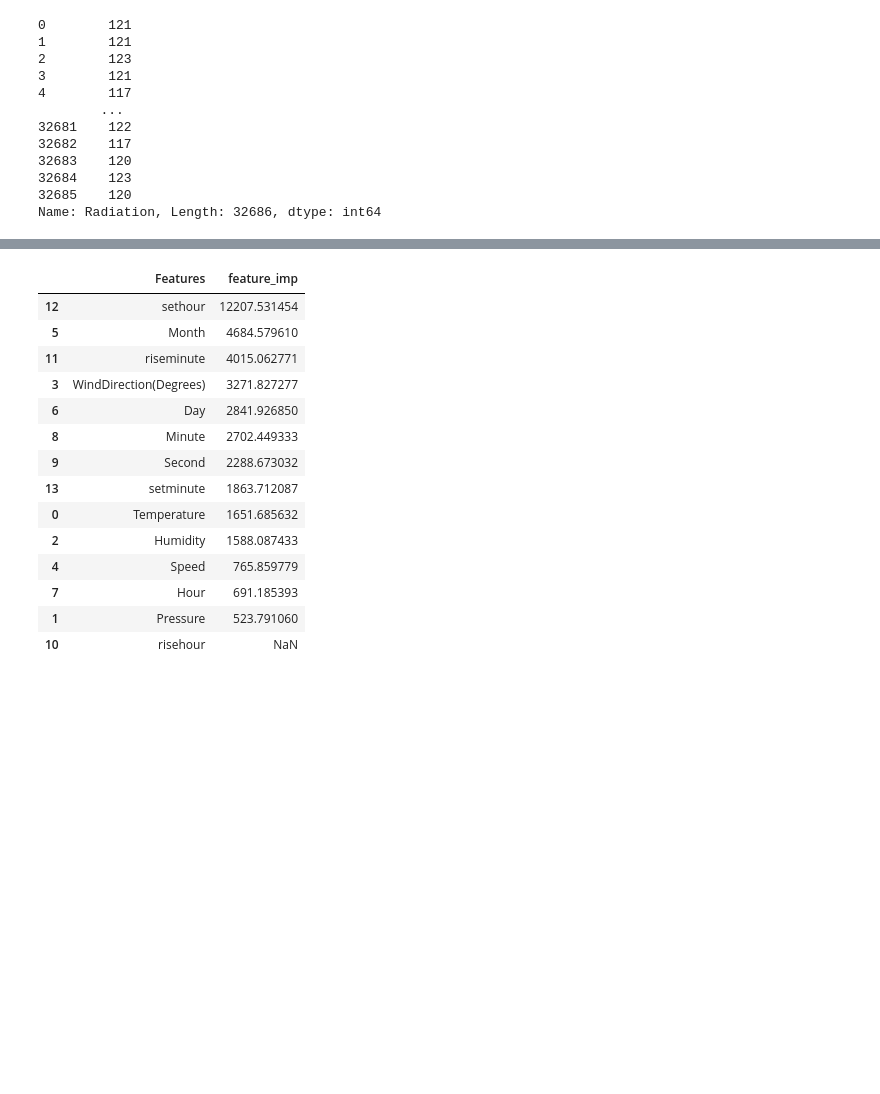
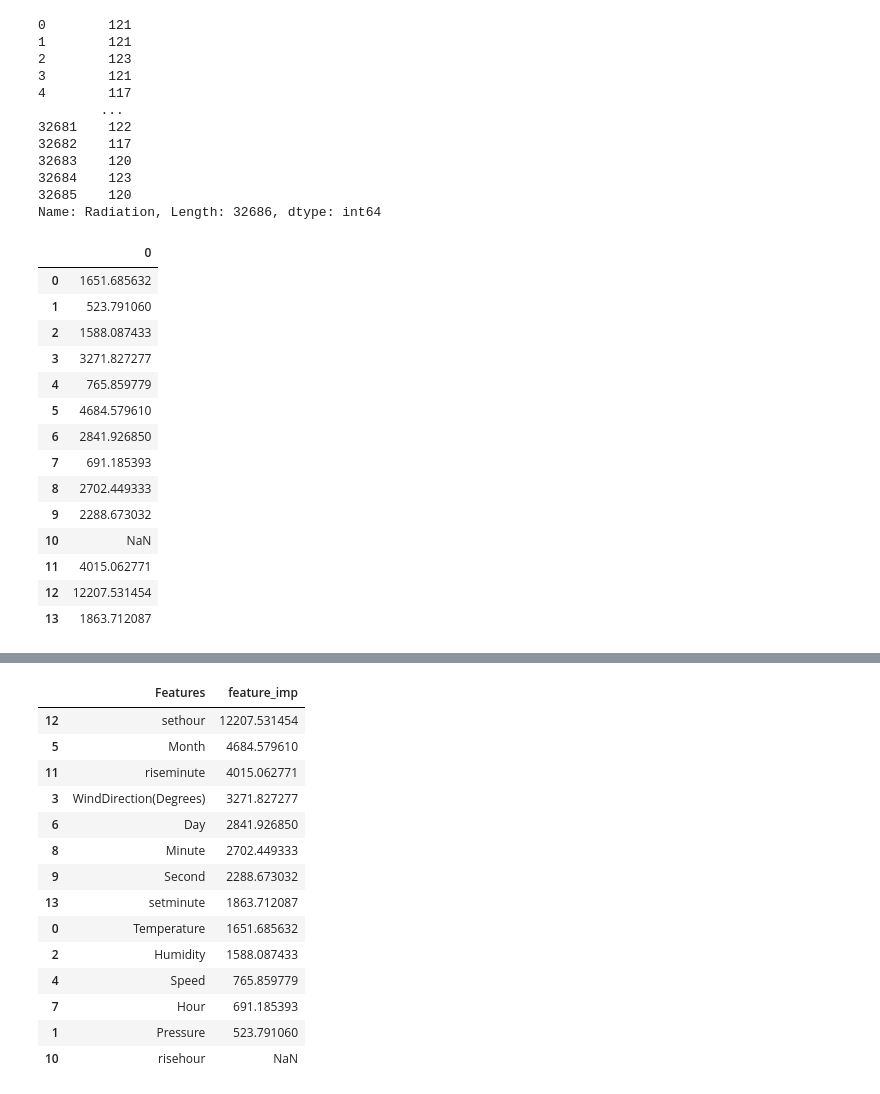
Before and after one commit to OmveerSingh98/Solar-Radiance-Prediction, a Jupyter notebook: solar-radiance-prediction.ipynb, the cells around one changed output, grey strips where cells are left out. Saved outputs shown, nothing was run; the diff lists cells and outputs as text; code cells hidden in the pictures; blank space fills up the shorter version.

```diff
--- a/solar-radiance-prediction.ipynb
+++ b/solar-radiance-prediction.ipynb
@@ -247,6 +268,24 @@ scaled_input_features = MinMaxScaler().fit_transform(input_features)
 
 bestfeatures = SelectKBest(score_func = chi2, k = 10)
 fit = bestfeatures.fit(scaled_input_features, target_cont)
+# %%
+pd.DataFrame(fit.scores_)
+# %% [output]
+|  | 0 |
+| 0 | 1651.685632 |
+| 1 | 523.791060 |
+| 2 | 1588.087433 |
+| 3 | 3271.827277 |
+| 4 | 765.859779 |
+| 5 | 4684.579610 |
+| 6 | 2841.926850 |
+| 7 | 691.185393 |
+| 8 | 2702.449333 |
+| 9 | 2288.673032 |
+| 10 | NaN |
+| 11 | 4015.062771 |
+| 12 | 12207.531454 |
+| 13 | 1863.712087 |
 # %%
 scores = pd.DataFrame(fit.scores_)
 column = pd.DataFrame(input_features.columns)
```
Also changed, not shown: parts of 32 cells of this notebook.
